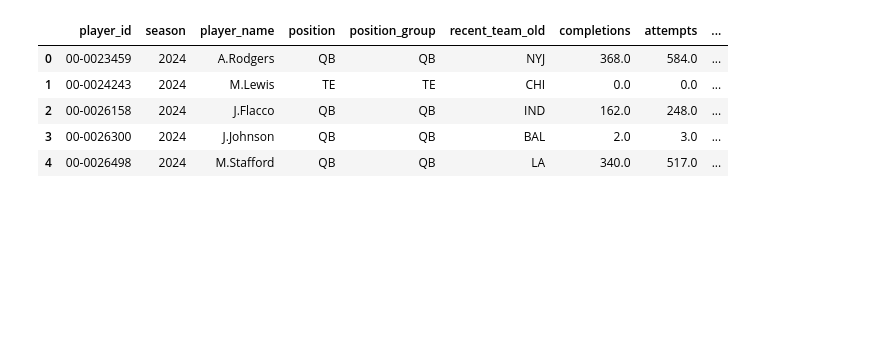
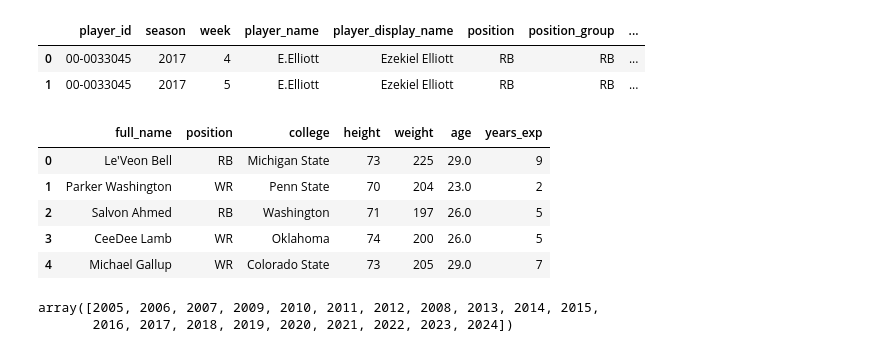
Before and after one commit to jmwhittle/FFB, a Jupyter notebook: notebooks/draft_profiles.ipynb, the cells around one changed output. Saved outputs shown, nothing was run; the diff lists cells and outputs as text; code cells hidden in the pictures; blank space fills up the shorter version.

Commit message:
updated features, season_age, season_years_exp, created pannel data set, lagged ff points to future seasons, have issues with nan on player demo data that might not be random

```diff
--- a/notebooks/draft_profiles.ipynb
+++ b/notebooks/draft_profiles.ipynb
@@ -6,3 +6,5 @@ from src.utils.pgsql import pg_df
 import pandas as pd
 import numpy as np
 import json
+
+pd.set_option('display.max_columns', None)
@@ -25,0 +103,6 @@ Name: scoring_settings, dtype: object points
+# %%
+weekly_df.head(2)
+# %% [output]
+|  | player_id | season | week | player_name | player_display_name | position | position_group | ... |
+| 0 | 00-0033045 | 2017 | 4 | E.Elliott | Ezekiel Elliott | RB | RB | ... |
+| 1 | 00-0033045 | 2017 | 5 | E.Elliott | Ezekiel Elliott | RB | RB | ... |
@@ -26,16 +131,9 @@ Name: scoring_settings, dtype: object points
 # %%
-# analysing seasonal data looking at prior seasons correlation to the following season
-weekly_df = pg_df("""
-    SELECT *
-    FROM nfl_weekly_stats
-    WHERE season >= 2010
-    AND season_type = 'REG'
-    """)
-
 # create seasonal aggregation
 season_cols = [
-'player_id', 'season', 'player_name',
-'position', 'position_group', 'recent_team_old',
+'player_id', 'season', 'player_display_name', 'position',
+
+       'fantasy_points_milk_bone',
 
        'completions', 'attempts',
        'passing_yards','passing_tds', 'interceptions',
@@ -54,19 +152,4 @@ season_cols = [
 ]
 
 # weekly to seasonal aggregation
-season_df = weekly_df[season_cols].groupby(['player_id', 'season', 'player_name', 'position', 'position_group', 'recent_team_old']).agg('sum').reset_index()
-
-# creating a next_season_point
-# season_df['next_season_point'] = season_df['season'].shift(-1)
-
-# creating a correlation matrix
-# correlation_matrix = season_df.corr()
-# season_df.columns
-season_df.head()
+season_df = weekly_df[season_cols].groupby(['player_id', 'season', 'player_display_name', 'position']).agg('sum').reset_index()
-# %% [output]
-|  | player_id | season | player_name | position | position_group | recent_team_old | completions | attempts | ... |
-| 0 | 00-0023459 | 2024 | A.Rodgers | QB | QB | NYJ | 368.0 | 584.0 | ... |
-| 1 | 00-0024243 | 2024 | M.Lewis | TE | TE | CHI | 0.0 | 0.0 | ... |
-| 2 | 00-0026158 | 2024 | J.Flacco | QB | QB | IND | 162.0 | 248.0 | ... |
-| 3 | 00-0026300 | 2024 | J.Johnson | QB | QB | BAL | 2.0 | 3.0 | ... |
-| 4 | 00-0026498 | 2024 | M.Stafford | QB | QB | LA | 340.0 | 517.0 | ... |
@@ -72,0 +183,24 @@ season_df.head()
+# %%
+### Player
+player = pg_df("""
+    select
+        full_name,
+        position,
+        college,
+        height,
+        weight,
+        age,
+        years_exp
+    from players
+    where team is not Null
+    and position in ('RB', 'WR', 'TE', 'QB')
+""")
+
+player.head()
+# %% [output]
+|  | full_name | position | college | height | weight | age | years_exp |
+| 0 | Le'Veon Bell | RB | Michigan State | 73 | 225 | 29.0 | 9 |
+| 1 | Parker Washington | WR | Penn State | 70 | 204 | 23.0 | 2 |
+| 2 | Salvon Ahmed | RB | Washington | 71 | 197 | 26.0 | 5 |
+| 3 | CeeDee Lamb | WR | Oklahoma | 74 | 200 | 26.0 | 5 |
+| 4 | Michael Gallup | WR | Colorado State | 73 | 205 | 29.0 | 7 |
@@ -72,0 +210,5 @@ season_df.head()
+# %%
+season_df.season.unique()
+# %% [output]
+array([2005, 2006, 2007, 2009, 2010, 2011, 2012, 2008, 2013, 2014, 2015,
+       2016, 2017, 2018, 2019, 2020, 2021, 2022, 2023, 2024])
```
Also changed, not shown: parts of 14 cells of this notebook.
